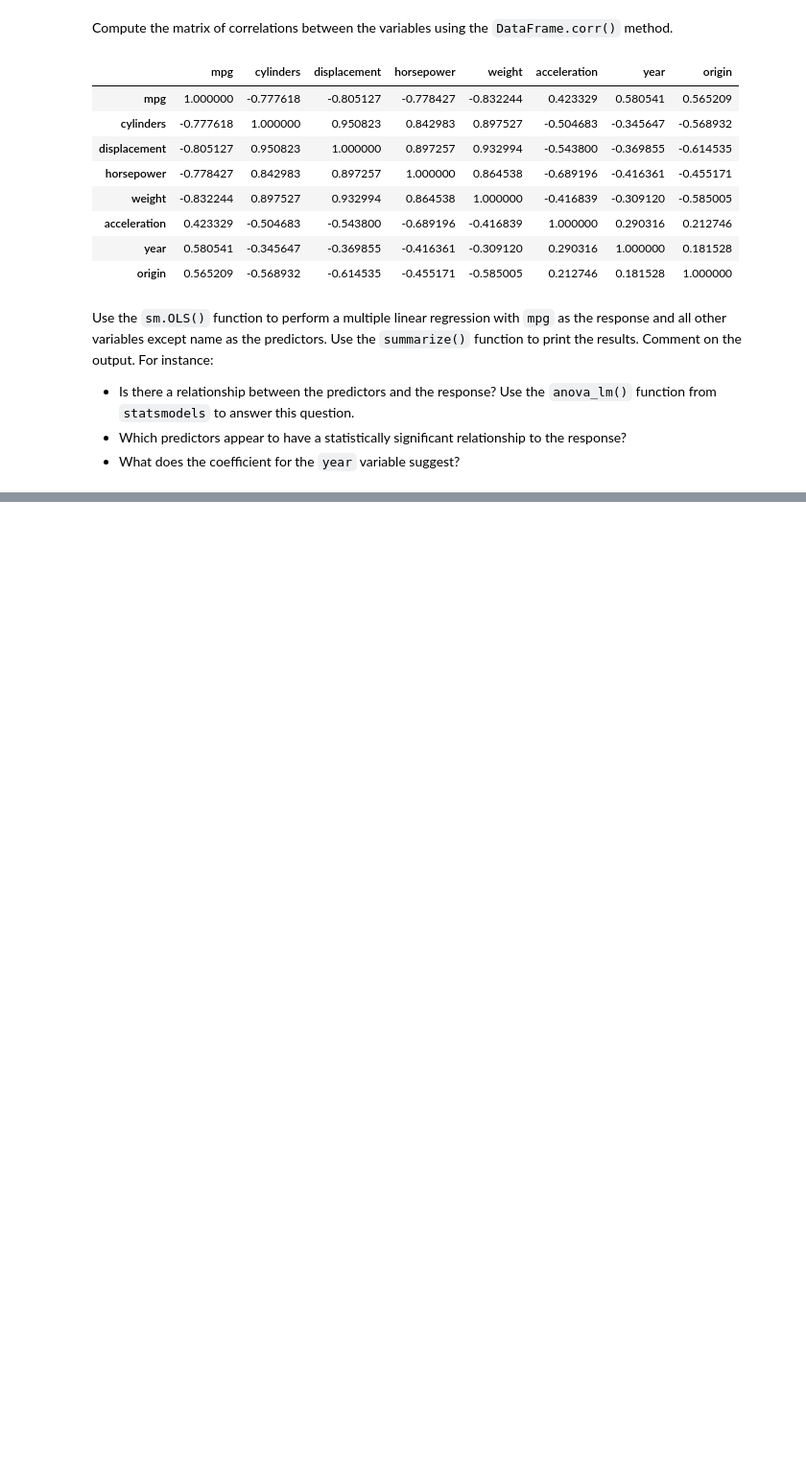
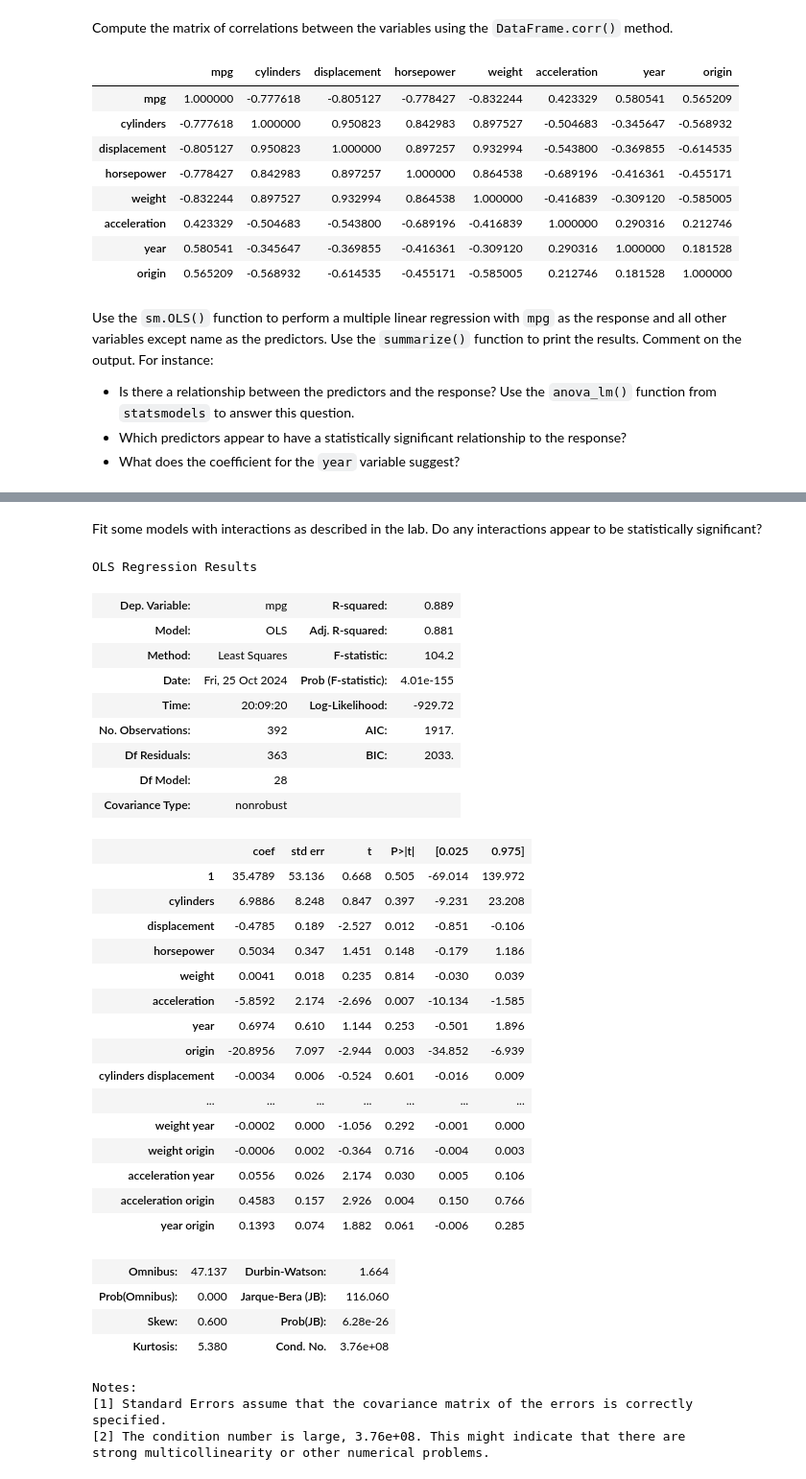
Before and after one commit to mrclneumann/ISLP_labs, a Jupyter notebook: solutions/Ch03.ipynb, the cells around one changed output, grey strips where cells are left out. Shown at 96% size. Saved outputs shown, nothing was run; the diff lists cells and outputs as text; code cells hidden in the pictures; blank space fills up the shorter version.

```diff
--- a/solutions/Ch03.ipynb
+++ b/solutions/Ch03.ipynb
@@ -143,0 +199,49 @@ Use the `sm.OLS()` function to perform a multiple linear regression with `mpg` a
+# %% [markdown]
+Fit some models with interactions as described in the lab. Do any interactions appear to be statistically significant?
+# %%
+from sklearn.preprocessing import PolynomialFeatures
+
+data = auto.drop(columns=["name", "mpg"])
+poly = PolynomialFeatures(interaction_only=True)
+
+X = pd.DataFrame(poly.fit_transform(data), columns=poly.get_feature_names_out())
+y = auto["mpg"]
+
+model = sm.OLS(y, X)
+results = model.fit()
+results.summary()
+# %% [output]
+OLS Regression Results
+| Dep. Variable: | mpg | R-squared: | 0.889 |
+| Model: | OLS | Adj. R-squared: | 0.881 |
+| Method: | Least Squares | F-statistic: | 104.2 |
+| Date: | Fri, 25 Oct 2024 | Prob (F-statistic): | 4.01e-155 |
+| Time: | 20:09:20 | Log-Likelihood: | -929.72 |
+| No. Observations: | 392 | AIC: | 1917. |
+| Df Residuals: | 363 | BIC: | 2033. |
+| Df Model: | 28 |  |  |
+| Covariance Type: | nonrobust |  |  |
+|  | coef | std err | t | P>|t| | [0.025 | 0.975] |
+| 1 | 35.4789 | 53.136 | 0.668 | 0.505 | -69.014 | 139.972 |
+| cylinders | 6.9886 | 8.248 | 0.847 | 0.397 | -9.231 | 23.208 |
+| displacement | -0.4785 | 0.189 | -2.527 | 0.012 | -0.851 | -0.106 |
+| horsepower | 0.5034 | 0.347 | 1.451 | 0.148 | -0.179 | 1.186 |
+| weight | 0.0041 | 0.018 | 0.235 | 0.814 | -0.030 | 0.039 |
+| acceleration | -5.8592 | 2.174 | -2.696 | 0.007 | -10.134 | -1.585 |
+| year | 0.6974 | 0.610 | 1.144 | 0.253 | -0.501 | 1.896 |
+| origin | -20.8956 | 7.097 | -2.944 | 0.003 | -34.852 | -6.939 |
+| cylinders displacement | -0.0034 | 0.006 | -0.524 | 0.601 | -0.016 | 0.009 |
+| ... | ... | ... | ... | ... | ... | ... |
+| weight year | -0.0002 | 0.000 | -1.056 | 0.292 | -0.001 | 0.000 |
+| weight origin | -0.0006 | 0.002 | -0.364 | 0.716 | -0.004 | 0.003 |
+| acceleration year | 0.0556 | 0.026 | 2.174 | 0.030 | 0.005 | 0.106 |
+| acceleration origin | 0.4583 | 0.157 | 2.926 | 0.004 | 0.150 | 0.766 |
+| year origin | 0.1393 | 0.074 | 1.882 | 0.061 | -0.006 | 0.285 |
+| Omnibus: | 47.137 | Durbin-Watson: | 1.664 |
+| Prob(Omnibus): | 0.000 | Jarque-Bera (JB): | 116.060 |
+| Skew: | 0.600 | Prob(JB): | 6.28e-26 |
+| Kurtosis: | 5.380 | Cond. No. | 3.76e+08 |
+Notes:
+[1] Standard Errors assume that the covariance matrix of the errors is correctly specified.
+[2] The condition number is large, 3.76e+08. This might indicate that there are
+strong multicollinearity or other numerical problems.
```
Also changed, not shown: parts of 10 cells of this notebook.
